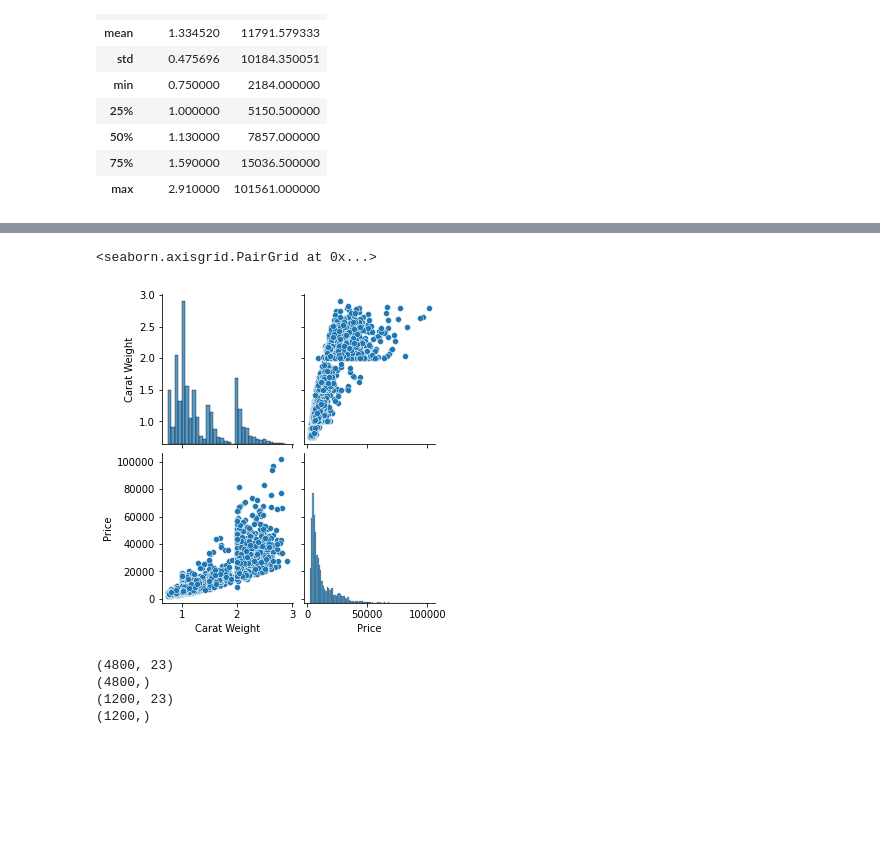
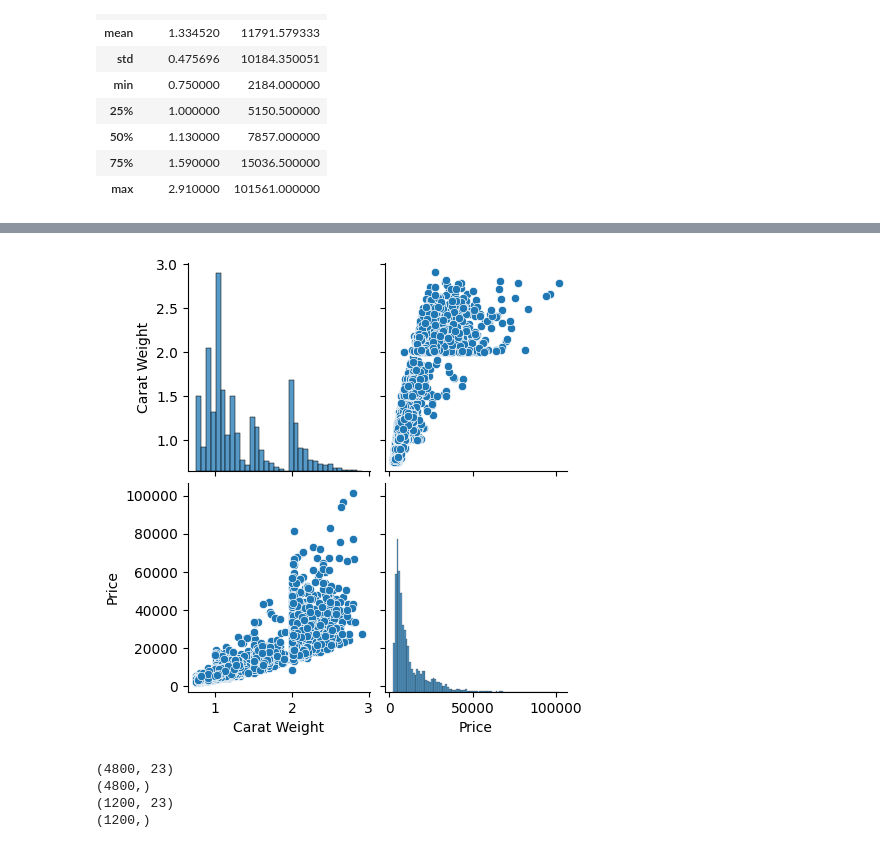
Before and after one commit to innosevda/Data-Science-CRN-20018, a Jupyter notebook: Homework3.ipynb, the cells around one changed output, grey strips where cells are left out. Saved outputs shown, nothing was run; the diff lists cells and outputs as text; code cells hidden in the pictures; blank space fills up the shorter version.

```diff
--- a/Homework3.ipynb
+++ b/Homework3.ipynb
@@ -101,7 +112,11 @@ df.describe()
 # %%
 #Q7-Use seasoborns paiplot to generate following  diagram
+
+columns = ["Carat Weight", "Price"]
+sns.pairplot(df[columns])
+
+plt.show()
 # %% [output]
-<seaborn.axisgrid.PairGrid at 0x...>
-[figure, old version]
+[figure, new version]
 # %%
 #Q8-Divide the data so that get Price as ouput variable (Y) and other variables as input varable (X)
```
Also changed, not shown: parts of 2 cells of this notebook.
